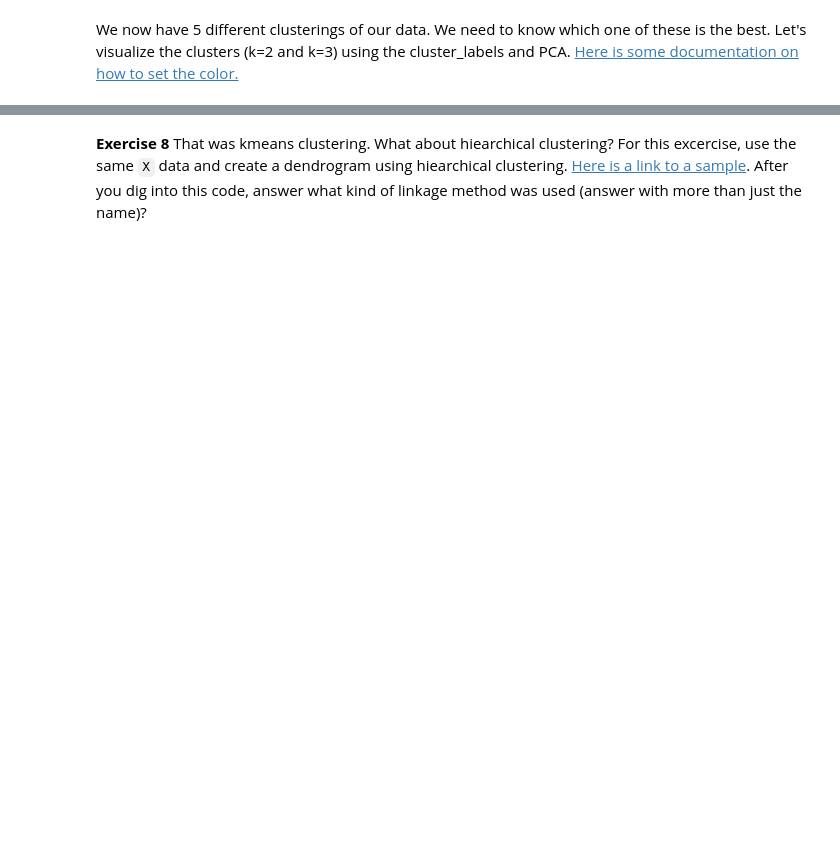
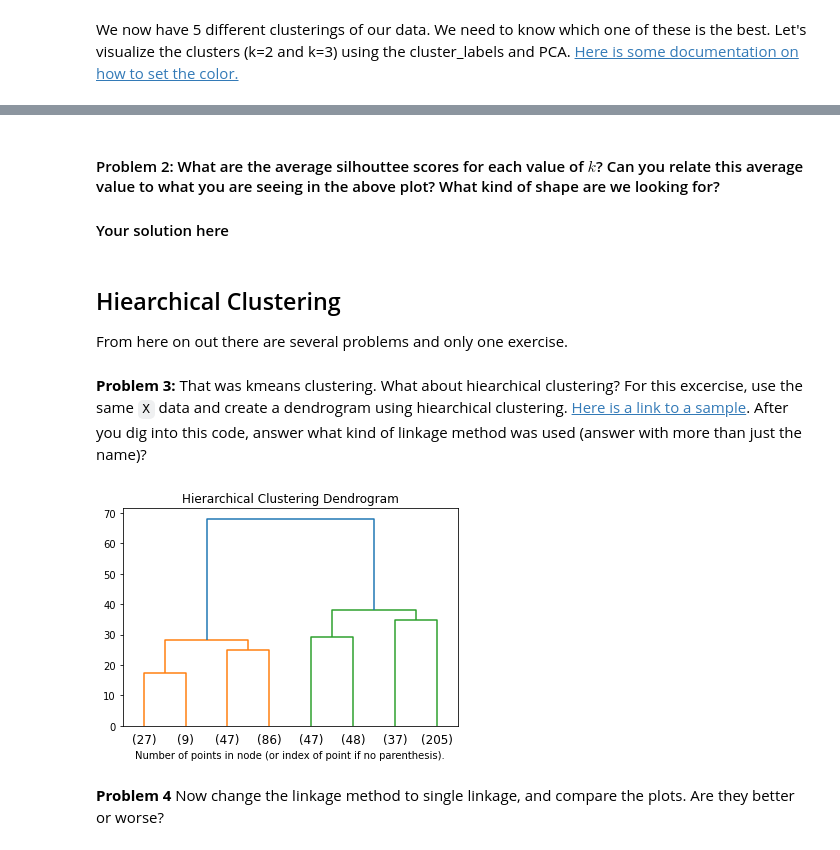
Before and after one commit to anderson-github-classroom-2021-spring/csc-466-student, a Jupyter notebook: labs/Lab6.ipynb, the cells around one changed output, grey strips where cells are left out. Saved outputs shown, nothing was run; the diff lists cells and outputs as text; code cells hidden in the pictures; blank space fills up the shorter version.

```diff
--- a/labs/Lab6.ipynb
+++ b/labs/Lab6.ipynb
@@ -277,5 +271,55 @@ For n_clusters = 6 The average silhouette_score is : 0.28098391665967765
+# %% [markdown]
+#### Problem 2: What are the average silhouttee scores for each value of $k$? Can you relate this average value to what you are seeing in the above plot? What kind of shape are we looking for?
+
+#### Your solution here
+# %% [markdown]
+## Hiearchical Clustering
+
+From here on out there are several problems and only one exercise.
 # %% [markdown]
-**Exercise 8** That was kmeans clustering. What about hiearchical clustering? For this excercise, use the same ``X`` data and create a dendrogram using hiearchical clustering. <a href="https://scikit-learn.org/stable/auto_examples/cluster/plot_agglomerative_dendrogram.html">Here is a link to a sample</a>. After you dig into this code, answer what kind of linkage method was used (answer with more than just the name)?
+**Problem 3:** That was kmeans clustering. What about hiearchical clustering? For this excercise, use the same ``X`` data and create a dendrogram using hiearchical clustering. <a href="https://scikit-learn.org/stable/auto_examples/cluster/plot_agglomerative_dendrogram.html">Here is a link to a sample</a>. After you dig into this code, answer what kind of linkage method was used (answer with more than just the name)?
+# %%
+from matplotlib import pyplot as plt
+from scipy.cluster.hierarchy import dendrogram
+from sklearn.cluster import AgglomerativeClustering
+
+
+def plot_dendrogram(model, **kwargs):
+    # Create linkage matrix and then plot the dendrogram
+
+    # create the counts of samples under each node
+    counts = np.zeros(model.children_.shape[0])
+    n_samples = len(model.labels_)
+    for i, merge in enumerate(model.children_):
+        current_count = 0
+        for child_idx in merge:
+            if child_idx < n_samples:
+                current_count += 1  # leaf node
+            else:
+                current_count += counts[child_idx - n_samples]
+        counts[i] = current_count
+
+    linkage_matrix = np.column_stack([model.children_, model.distances_,
+                                      counts]).astype(float)
+
+    # Plot the corresponding dendrogram
+    dendrogram(linkage_matrix, **kwargs)
+
+# setting distance_threshold=0 ensures we compute the full tree.
+model = AgglomerativeClustering(distance_threshold=0,n_clusters=None)
+
+model = model.fit(X)
+plt.title('Hierarchical Clustering Dendrogram')
+# plot the top three levels of the dendrogram
+plot_dendrogram(model, truncate_mode='level', p=2)
+plt.xlabel("Number of points in node (or index of point if no parenthesis).")
+plt.show()
+
+# YOUR SOLUTION HERE
+# %% [output]
+[figure, added]
+# %% [markdown]
+**Problem 4** Now change the linkage method to single linkage, and compare the plots. Are they better or worse?
 # %%
 # YOUR SOLUTION HERE
 # %% [output]
```
Also changed, not shown: parts of 29 cells of this notebook, 7 other files.
